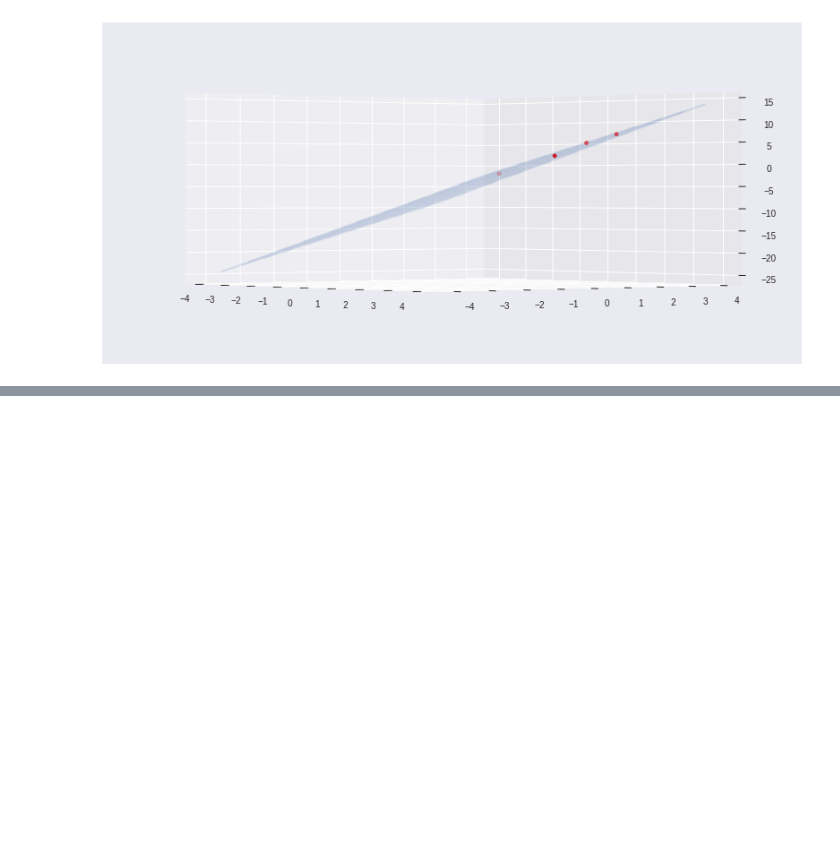
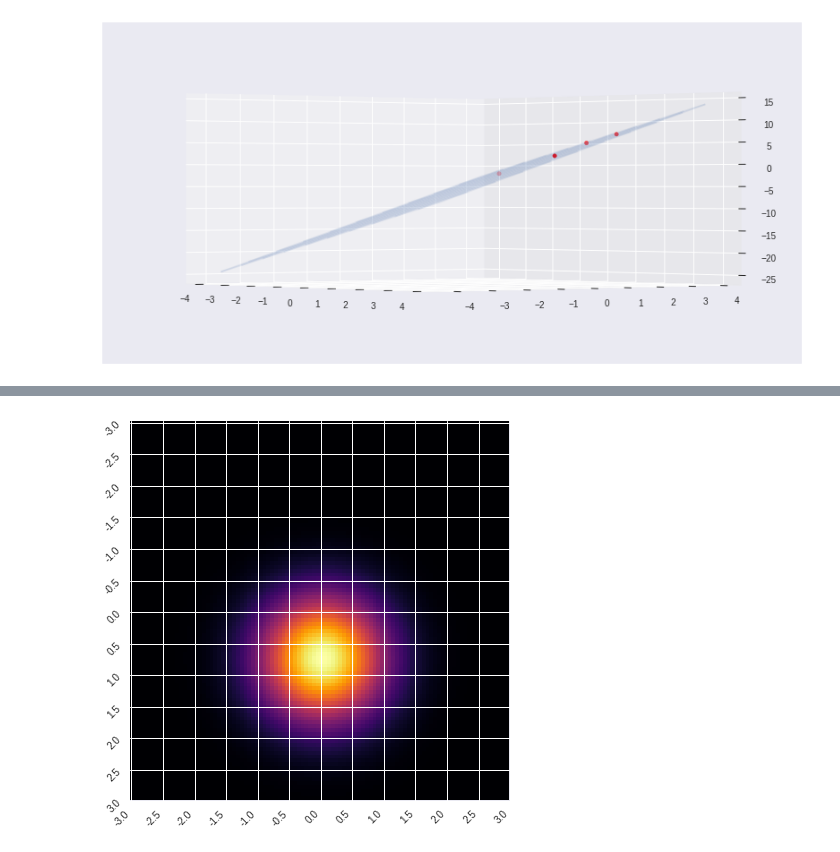
Before and after one commit to jgoerner/ml-homework, a Jupyter notebook: notebooks/02_Linear_Models_Regression.ipynb, the cells around one changed output, grey strips where cells are left out. Drawn from its saved outputs; the diff is of its cells as text; code cells hidden in the pictures; blank space fills up the shorter version.

```diff
--- a/notebooks/02_Linear_Models_Regression.ipynb
+++ b/notebooks/02_Linear_Models_Regression.ipynb
@@ -111,0 +119,12 @@ ax.plot_wireframe(xx, yy, zz, alpha=.1,rstride=10, cstride=10);
+# %%
+# create a bayes regressor
+PHI = {
+    "phi_0": lambda x: x*0 + 1,
+    "phi_1": lambda x: x,
+}
+
+br = BayesRegressor(
+    phi=PHI,
+    a = 2.0, # to initialize
+    b_std = 0.2, # to initialize
+)
@@ -111,0 +139,5 @@ ax.plot_wireframe(xx, yy, zz, alpha=.1,rstride=10, cstride=10);
+# %%
+# belief before seeing the samples
+plot_belief(br, -3, 3, )
+# %% [output]
+[figure, added]
```
Also changed, not shown: parts of 9 cells of this notebook, 1 other file.
